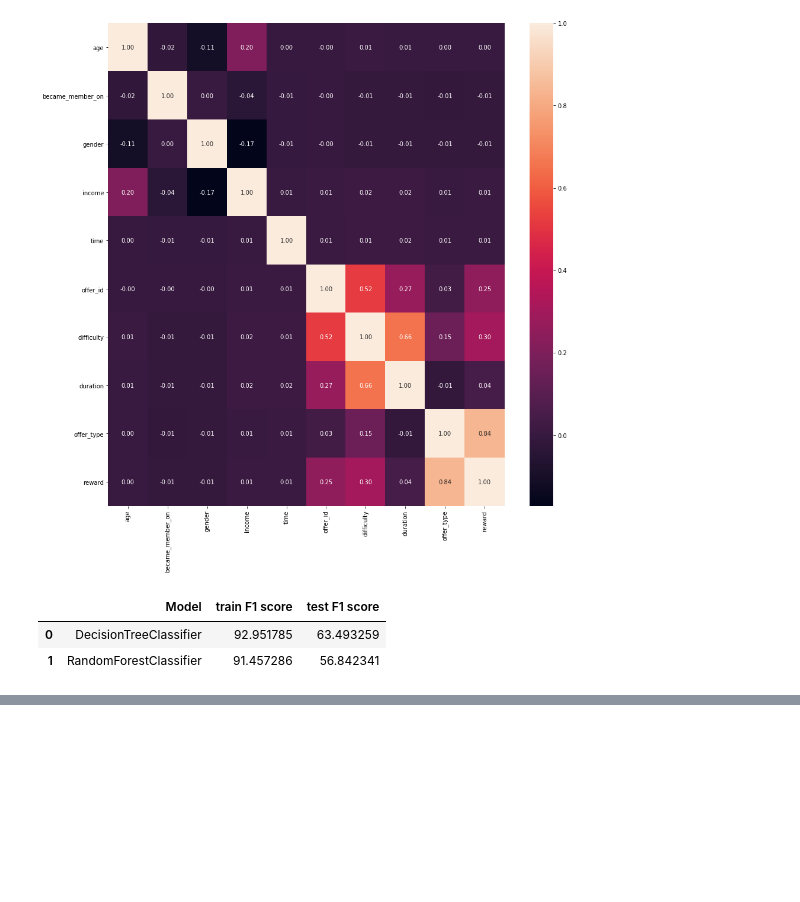
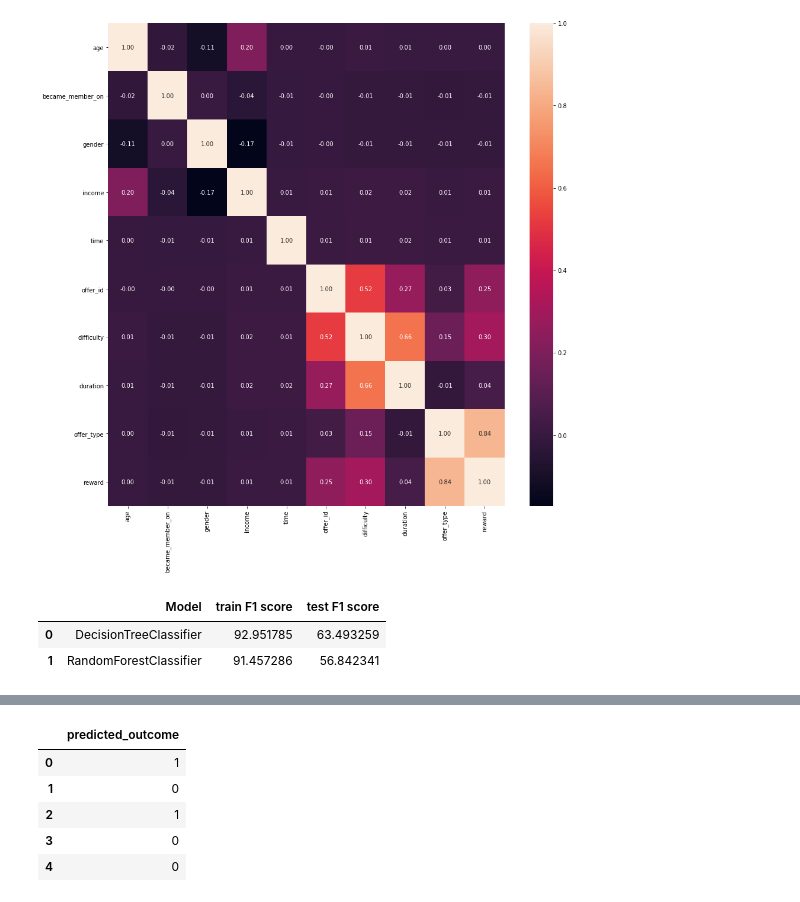
Before and after one commit to mdurus/Starbucks-Project, a Jupyter notebook: Starbucks_Capstone_notebook.ipynb, the cells around one changed output, grey strips where cells are left out. Cells and saved outputs as stored; diff of their text form; code cells hidden in the pictures; blank space fills up the shorter version.

```diff
--- a/Starbucks_Capstone_notebook.ipynb
+++ b/Starbucks_Capstone_notebook.ipynb
@@ -1384,9 +1367,9 @@ def train_test(model):
     train_f1_score =  accuracy_score(y_train, train_prediction)*100
     test_f1_score= fbeta_score(y_test, test_predictions, beta = 0.5, average='micro' )*100
 
-    return train_f1_score, test_f1_score
+    return train_f1_score, test_f1_score, test_predictions
 # %%
 dtc = DecisionTreeClassifier(random_state = 1)
-dtc_train_f1_score, dtc_test_f1_score = train_test(dtc)
+dtc_train_f1_score, dtc_test_f1_score,dtc_test_predictions = train_test(dtc)
 # %%
 rfc = RandomForestClassifier(random_state = 1)
@@ -1404,0 +1410,10 @@ results
+# %%
+pred_out=pd.DataFrame(dtc_test_predictions, columns=['predicted_outcome'])
+pred_out.head()
+# %% [output]
+|  | predicted_outcome |
+| 0 | 1 |
+| 1 | 0 |
+| 2 | 1 |
+| 3 | 0 |
+| 4 | 0 |
```
Also changed, not shown: parts of 12 cells of this notebook.
